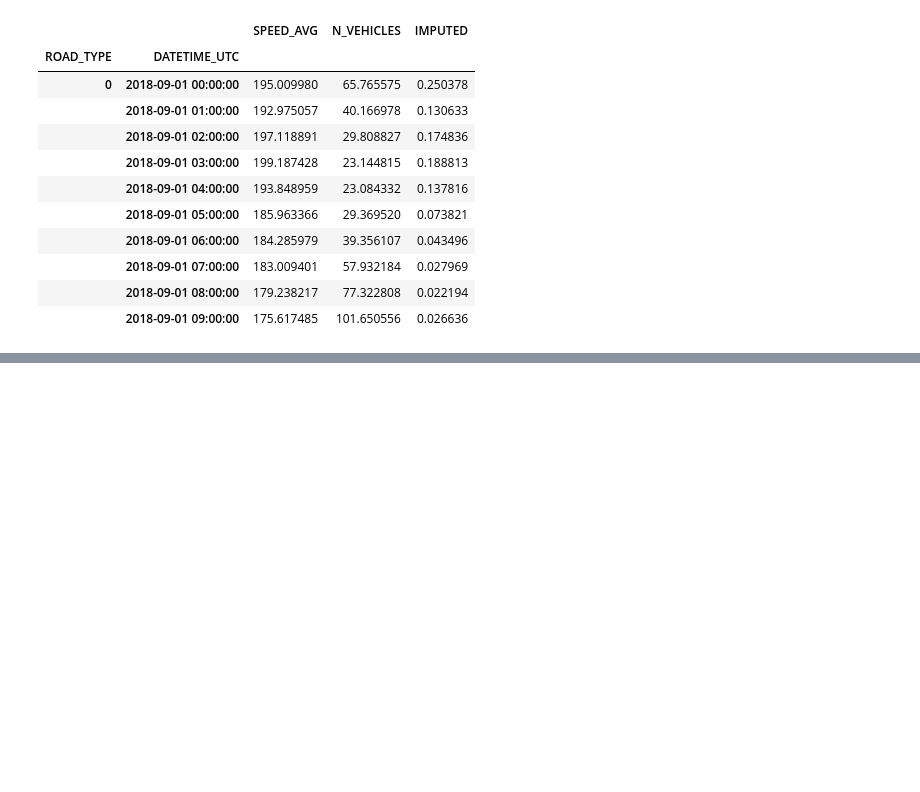
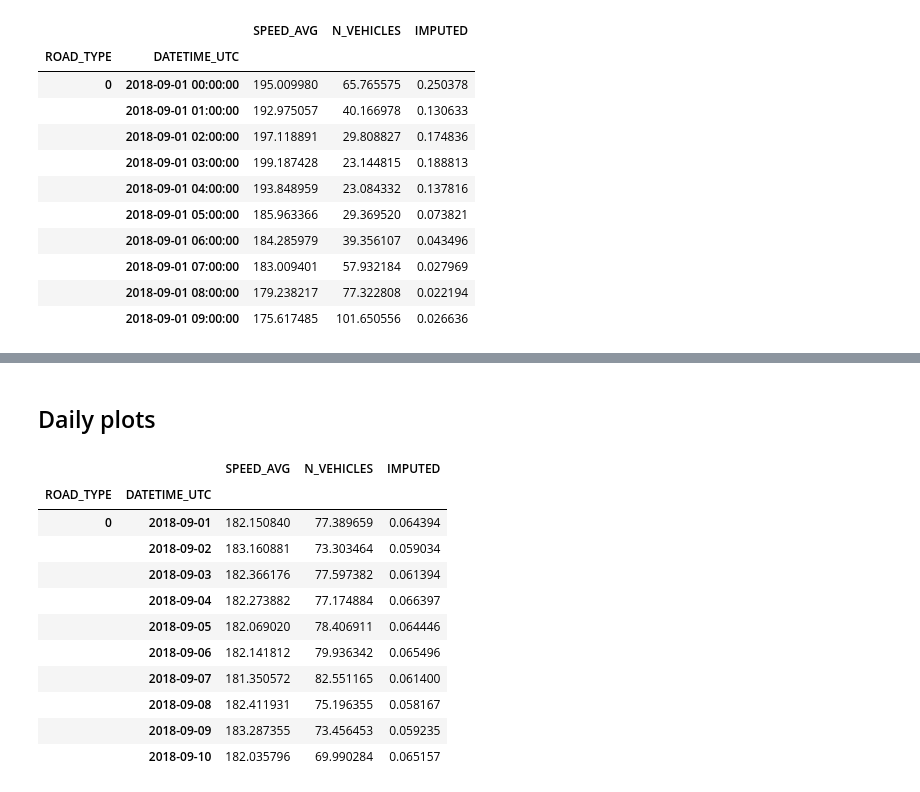
Before and after one commit to gianpy15/DMProject, a Jupyter notebook: notebooks/Gianpy/plots.ipynb, the cells around one changed output, grey strips where cells are left out. Saved outputs shown, nothing was run; the diff lists cells and outputs as text; code cells hidden in the pictures; blank space fills up the shorter version.

```diff
--- a/notebooks/Gianpy/plots.ipynb
+++ b/notebooks/Gianpy/plots.ipynb
@@ -97,0 +86,18 @@ sns.lineplot(x=grouped_df.DATETIME_UTC, y=grouped_df.SPEED_AVG, hue=grouped_df.R
+# %% [markdown]
+## Daily plots
+# %%
+daily_df = df.groupby([ROAD_TYPE, pd.Grouper(key=DATETIME, freq='1D')])[[DATETIME, SPEED_AVG, N_CARS, 'IMPUTED']].mean()
+daily_df.head(10)
+# %% [output]
+|  |  | SPEED_AVG | N_VEHICLES | IMPUTED |
+| ROAD_TYPE | DATETIME_UTC |  |  |  |
+| 0 | 2018-09-01 | 182.150840 | 77.389659 | 0.064394 |
+|  | 2018-09-02 | 183.160881 | 73.303464 | 0.059034 |
+|  | 2018-09-03 | 182.366176 | 77.597382 | 0.061394 |
+|  | 2018-09-04 | 182.273882 | 77.174884 | 0.066397 |
+|  | 2018-09-05 | 182.069020 | 78.406911 | 0.064446 |
+|  | 2018-09-06 | 182.141812 | 79.936342 | 0.065496 |
+|  | 2018-09-07 | 181.350572 | 82.551165 | 0.061400 |
+|  | 2018-09-08 | 182.411931 | 75.196355 | 0.058167 |
+|  | 2018-09-09 | 183.287355 | 73.456453 | 0.059235 |
+|  | 2018-09-10 | 182.035796 | 69.990284 | 0.065157 |
```
Also changed, not shown: parts of 7 cells of this notebook, 3 other files.
